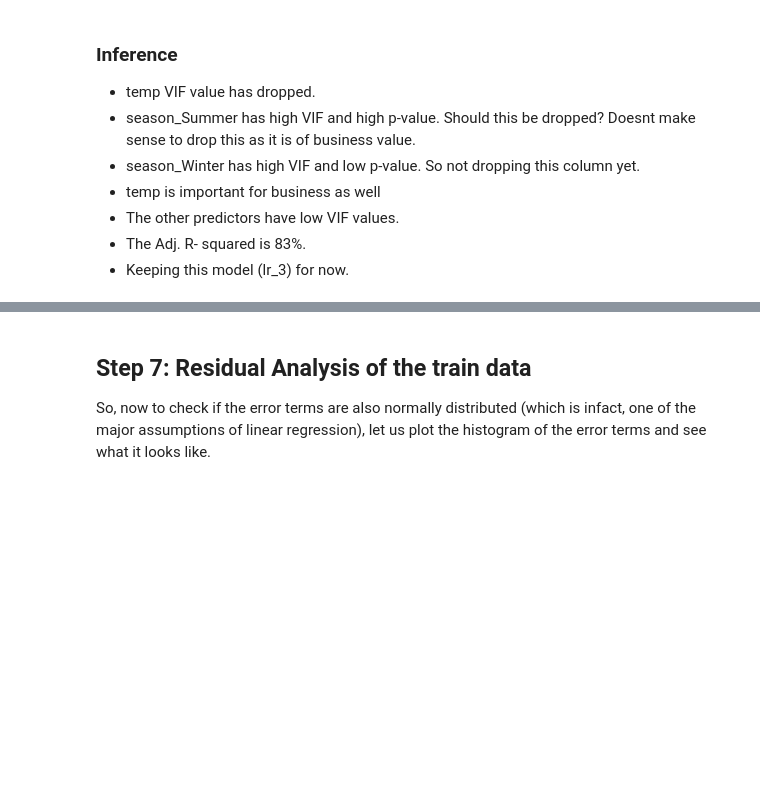
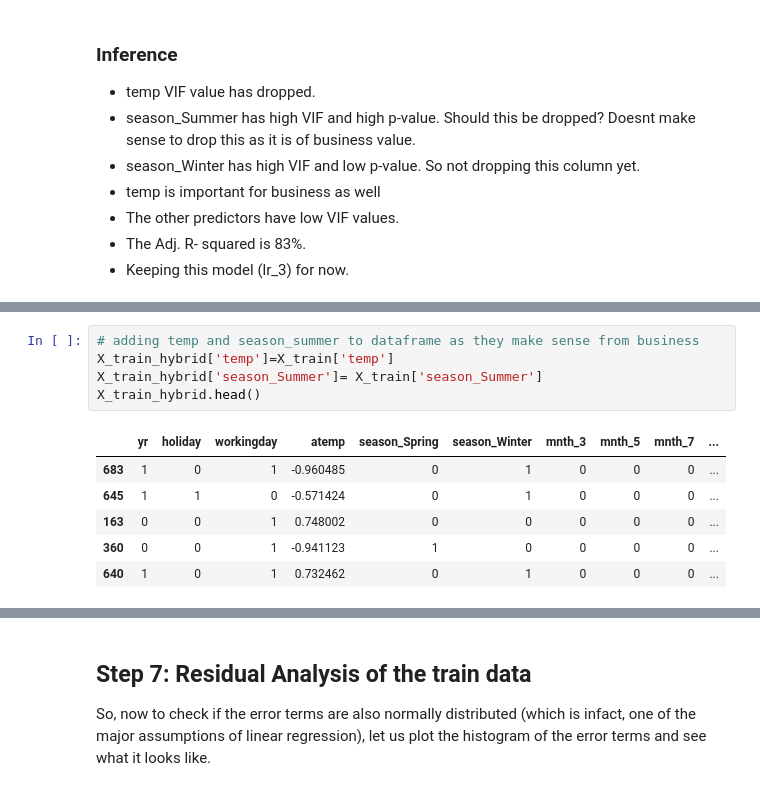
Before and after one commit to kishore-n-george/multiple-linear-regression, a Jupyter notebook: Multiple+Linear+Regression+Bike+Sharing+Case+Study.ipynb, the cells around one changed output, grey strips where cells are left out. Saved outputs shown, nothing was run; the diff lists cells and outputs as text; blank space fills up the shorter version.

```diff
--- a/Multiple+Linear+Regression+Bike+Sharing+Case+Study.ipynb
+++ b/Multiple+Linear+Regression+Bike+Sharing+Case+Study.ipynb
@@ -616,0 +795,12 @@ vif
+# %%
+# adding temp and season_summer to dataframe as they make sense from business
+X_train_hybrid['temp']=X_train['temp']
+X_train_hybrid['season_Summer']= X_train['season_Summer']
+X_train_hybrid.head()
+# %% [output]
+|  | yr | holiday | workingday | atemp | season_Spring | season_Winter | mnth_3 | mnth_5 | mnth_7 | ... |
+| 683 | 1 | 0 | 1 | -0.960485 | 0 | 1 | 0 | 0 | 0 | ... |
+| 645 | 1 | 1 | 0 | -0.571424 | 0 | 1 | 0 | 0 | 0 | ... |
+| 163 | 0 | 0 | 1 | 0.748002 | 0 | 0 | 0 | 0 | 0 | ... |
+| 360 | 0 | 0 | 1 | -0.941123 | 1 | 0 | 0 | 0 | 0 | ... |
+| 640 | 1 | 0 | 1 | 0.732462 | 0 | 1 | 0 | 0 | 0 | ... |
```
Also changed, not shown: parts of 20 cells of this notebook.
